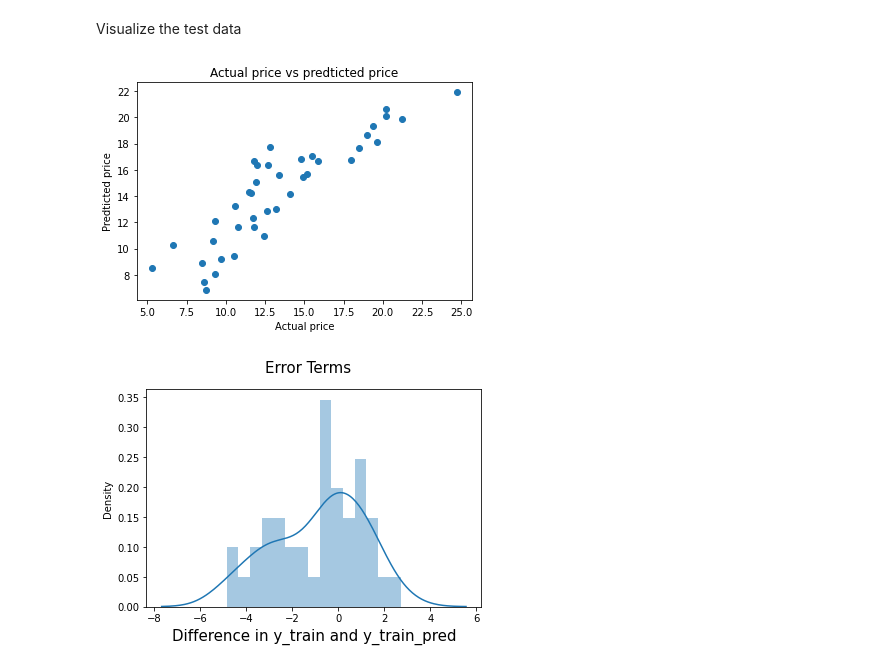
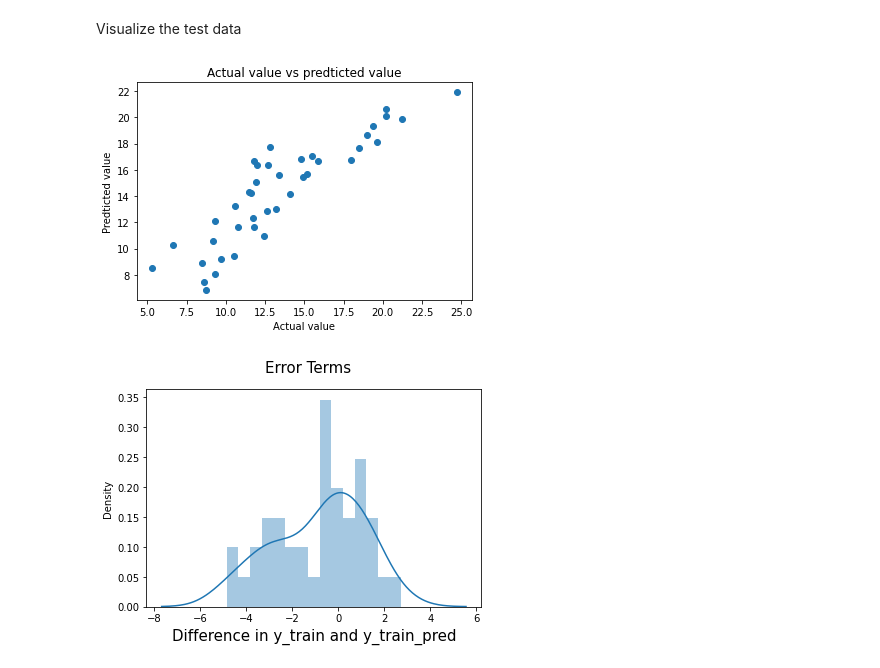
Before and after one commit to RudreshKale/Sales-Prediction-using-Python, a Jupyter notebook: Sales_Prediction_using_Python.ipynb, the cells around one changed output. Cells and saved outputs as stored; diff of their text form; code cells hidden in the pictures.

```diff
--- a/Sales_Prediction_using_Python.ipynb
+++ b/Sales_Prediction_using_Python.ipynb
@@ -158,12 +158,12 @@ Visualize the test data
 # %%
 # Visualize the test data
 plt.scatter(y_test,test_data_pred2)
-plt.xlabel("Actual price")
-plt.ylabel("Predticted price")
-plt.title("Actual price vs predticted price")
+plt.xlabel("Actual value")
+plt.ylabel("Predticted value")
+plt.title("Actual value vs predticted value")
 plt.show()
 # %% [output]
-[figure, old version]
+[figure, new version]
 # %%
 fig = plt.figure()
 res=(y_test-test_data_pred)
```
Also changed, not shown: parts of 3 cells of this notebook.
